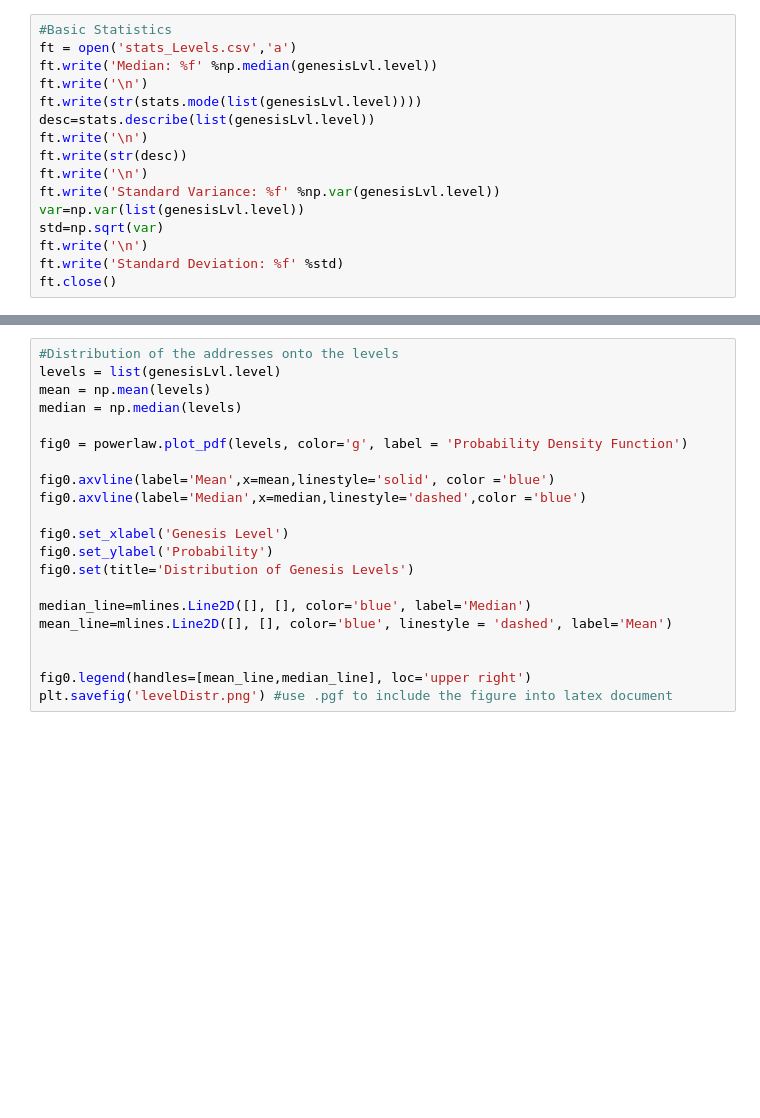
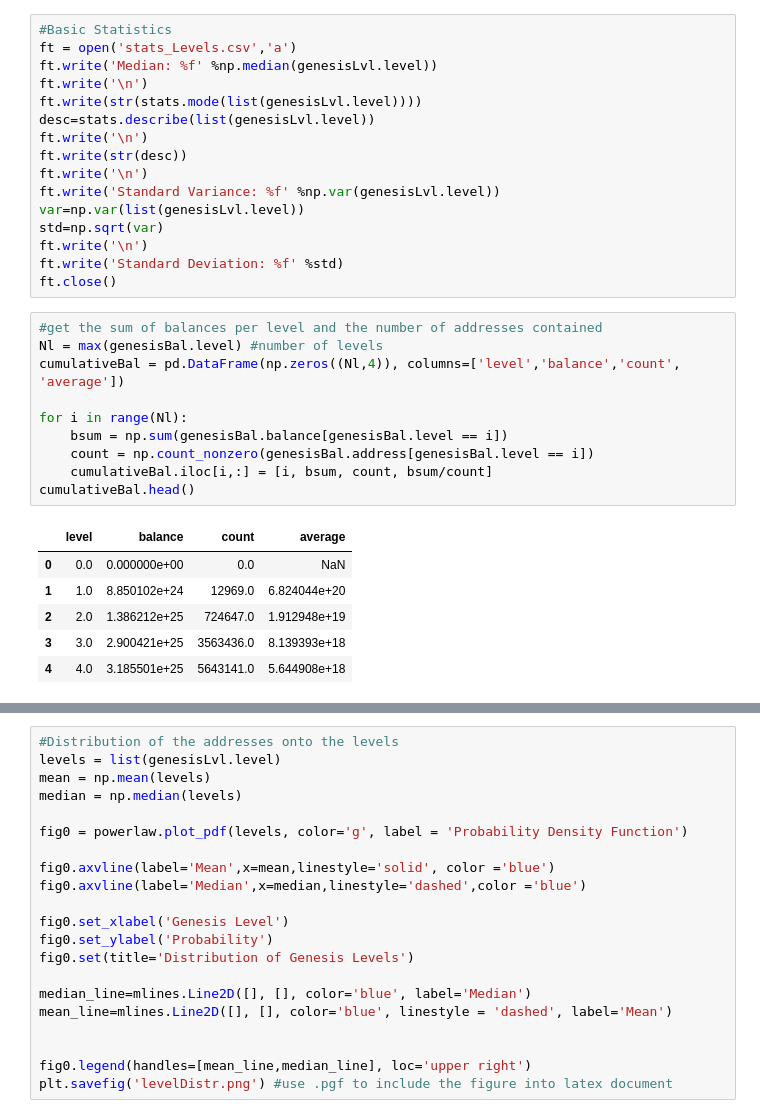
Before and after one commit to Sandipan99/Ethereum, a Jupyter notebook: GenesisVisualization.ipynb, the cells around one changed output, grey strips where cells are left out. Cells and saved outputs as stored; diff of their text form; blank space fills up the shorter version.

```diff
--- a/GenesisVisualization.ipynb
+++ b/GenesisVisualization.ipynb
@@ -30,3 +31,20 @@ std=np.sqrt(var)
 ft.write('\n')
 ft.write('Standard Deviation: %f' %std)
 ft.close()
+# %%
+#get the sum of balances per level and the number of addresses contained
+Nl = max(genesisBal.level) #number of levels
+cumulativeBal = pd.DataFrame(np.zeros((Nl,4)), columns=['level','balance','count', 'average'])
+
+for i in range(Nl):
+    bsum = np.sum(genesisBal.balance[genesisBal.level == i])
+    count = np.count_nonzero(genesisBal.address[genesisBal.level == i])
+    cumulativeBal.iloc[i,:] = [i, bsum, count, bsum/count]
+cumulativeBal.head()
+# %% [output]
+|  | level | balance | count | average |
+| 0 | 0.0 | 0.000000e+00 | 0.0 | NaN |
+| 1 | 1.0 | 8.850102e+24 | 12969.0 | 6.824044e+20 |
+| 2 | 2.0 | 1.386212e+25 | 724647.0 | 1.912948e+19 |
+| 3 | 3.0 | 2.900421e+25 | 3563436.0 | 8.139393e+18 |
+| 4 | 4.0 | 3.185501e+25 | 5643141.0 | 5.644908e+18 |
```
Also changed, not shown: parts of 7 cells of this notebook, 5 other files.
